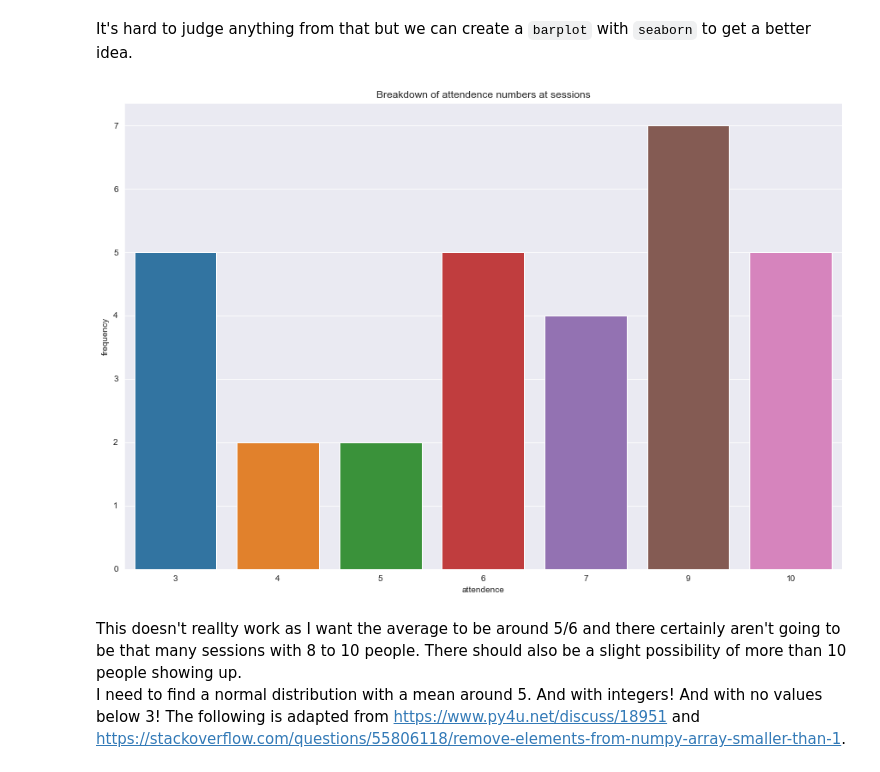
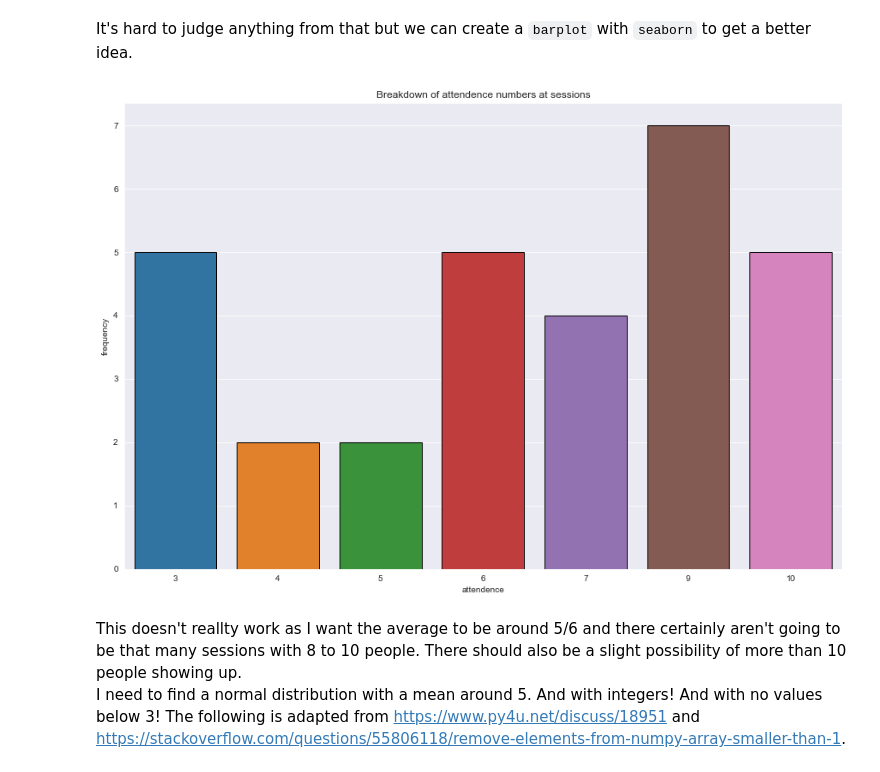
Before and after one commit to Caoimhinv/programming_for_DA_project, a Jupyter notebook: the_session.ipynb, the cells around one changed output. Cells and saved outputs as stored; diff of their text form; code cells hidden in the pictures.

```diff
--- a/the_session.ipynb
+++ b/the_session.ipynb
@@ -246,16 +248,16 @@ It's hard to judge anything from that but we can create a `barplot` with `seabor
 # %%
 # add up the frequency of each unique value
 unique, counts = np.unique(x, return_counts=True)
 
 # set title and labels
 plt.title("Breakdown of attendence numbers at sessions")
 plt.xlabel("attendence")
 plt.ylabel("frequency")
 
 # plots the results
-sns.barplot(x = unique, y = counts);
+sns.barplot(x = unique, y = counts, edgecolor='k');
 # %% [output]
-[figure, old version]
+[figure, new version]
 # %% [markdown]
 This doesn't reallty work as I want the average to be around 5/6 and there certainly aren't going to be that many sessions with 8 to 10 people. There should also be a slight possibility of more than 10 people showing up.
 I need to find a normal distribution with a mean around 5. And with integers! And with no values below 3! The following is adapted from https://www.py4u.net/discuss/18951 and https://stackoverflow.com/questions/55806118/remove-elements-from-numpy-array-smaller-than-1.
```
Also changed, not shown: parts of 34 cells of this notebook, 2 other files.
